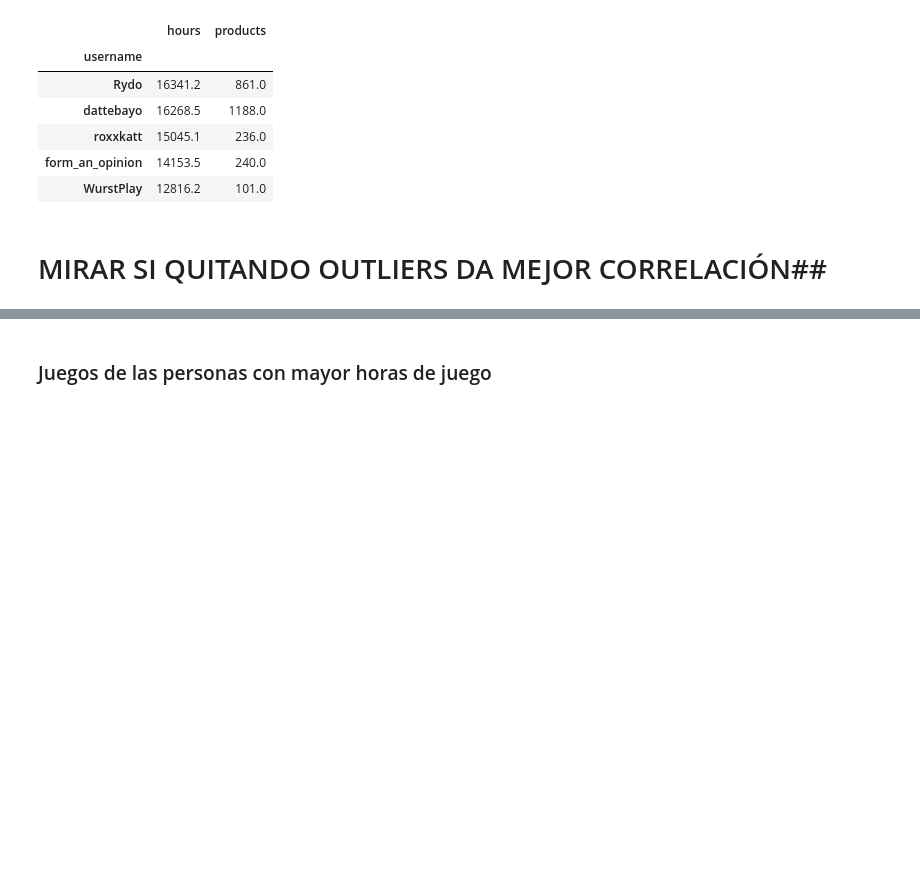
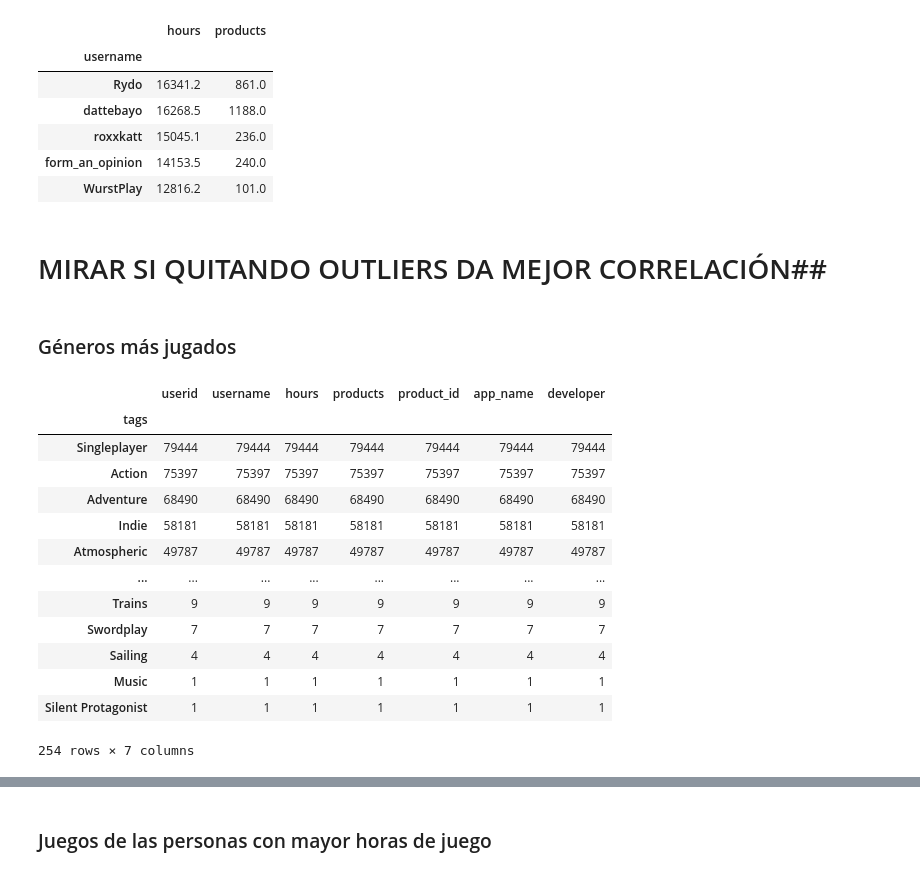
Before and after one commit to EdisonJR624/Proyecto_Steam, a Jupyter notebook: Steam_recomendaciones.ipynb, the cells around one changed output, grey strips where cells are left out. Saved outputs shown, nothing was run; the diff lists cells and outputs as text; code cells hidden in the pictures; blank space fills up the shorter version.

```diff
--- a/Steam_recomendaciones.ipynb
+++ b/Steam_recomendaciones.ipynb
@@ -646,3 +646,27 @@ df_products.sort_values(by='hours', ascending=False).head(5)
 | WurstPlay | 12816.2 | 101.0 |
 # %% [markdown]
 # MIRAR SI QUITANDO OUTLIERS DA MEJOR CORRELACIÓN##
+# %% [markdown]
+### Géneros más jugados
+# %%
+df_steam21 = df_steam2.drop_duplicates(subset=['username','app_name'])
+# %%
+df_steam_tags = df_steam21.explode('tags')
+tags = list(df_steam_tags['tags'])
+# %%
+df_steam_tags.groupby(['tags']).count().sort_values(by='hours', ascending=False)
+# %% [output]
+|  | userid | username | hours | products | product_id | app_name | developer |
+| tags |  |  |  |  |  |  |  |
+| Singleplayer | 79444 | 79444 | 79444 | 79444 | 79444 | 79444 | 79444 |
+| Action | 75397 | 75397 | 75397 | 75397 | 75397 | 75397 | 75397 |
+| Adventure | 68490 | 68490 | 68490 | 68490 | 68490 | 68490 | 68490 |
+| Indie | 58181 | 58181 | 58181 | 58181 | 58181 | 58181 | 58181 |
+| Atmospheric | 49787 | 49787 | 49787 | 49787 | 49787 | 49787 | 49787 |
+| ... | ... | ... | ... | ... | ... | ... | ... |
+| Trains | 9 | 9 | 9 | 9 | 9 | 9 | 9 |
+| Swordplay | 7 | 7 | 7 | 7 | 7 | 7 | 7 |
+| Sailing | 4 | 4 | 4 | 4 | 4 | 4 | 4 |
+| Music | 1 | 1 | 1 | 1 | 1 | 1 | 1 |
+| Silent Protagonist | 1 | 1 | 1 | 1 | 1 | 1 | 1 |
+254 rows × 7 columns
```
Also changed, not shown: parts of 4 cells of this notebook.
